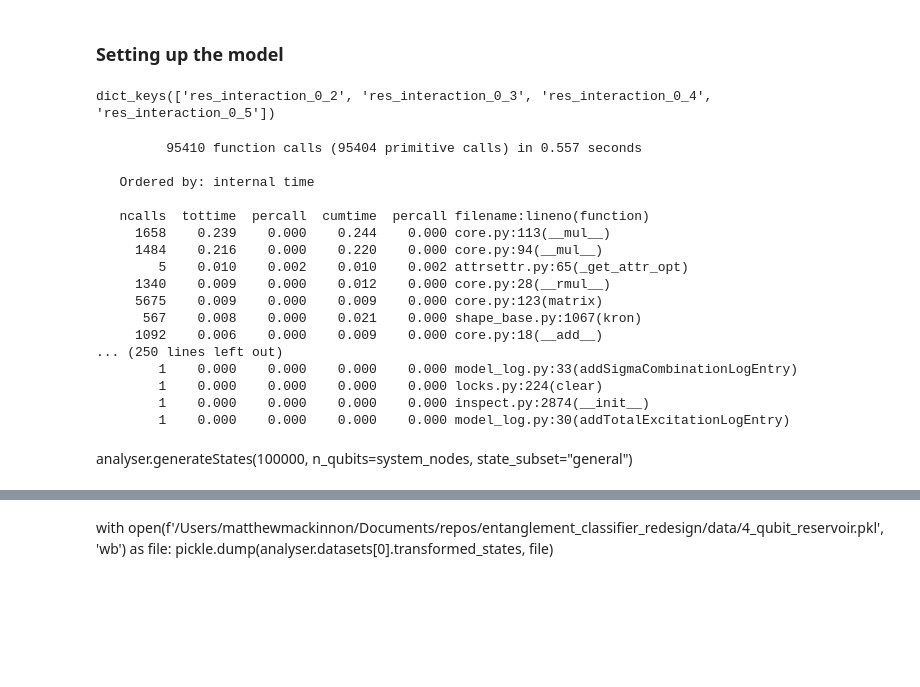
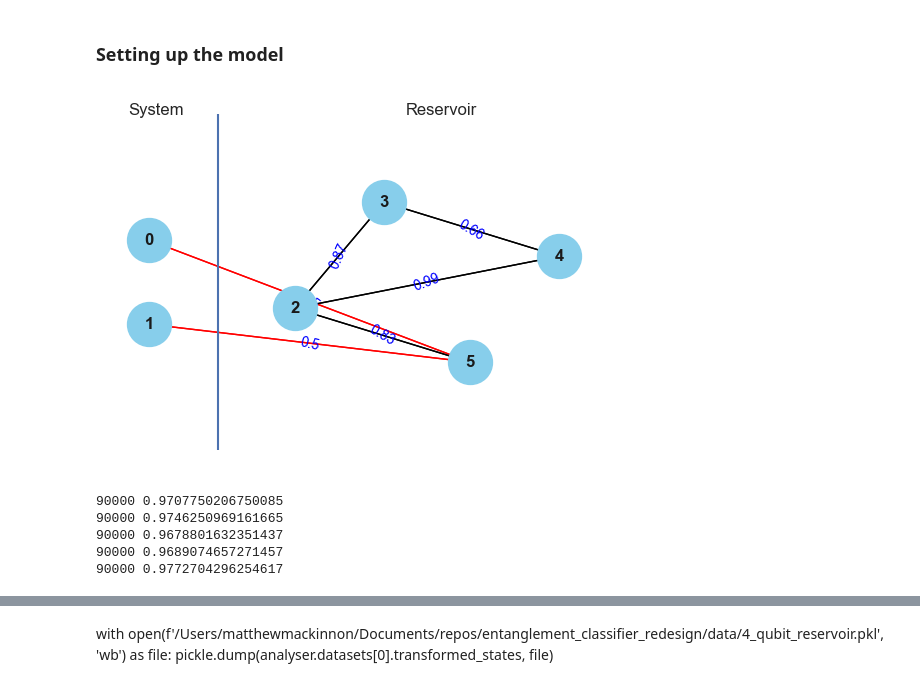
Before and after one commit to Mmackinnon01/qreservoir_computing, a Jupyter notebook: model_trial.ipynb, the cells around one changed output, grey strips where cells are left out. Cells and saved outputs as stored; diff of their text form; code cells hidden in the pictures; blank space fills up the shorter version.

```diff
--- a/model_trial.ipynb
+++ b/model_trial.ipynb
@@ -32,3 +24,9 @@ interfaceFactory2 = InteractionFactory(CascadeFunction, gamma_1=0, gamma_2=0)
+# %%
+"""
+Defining Interface setup
+"""
+
+interfaceFactory = InteractionFactory(EnergyExchangeFunction, coupling_strength=0.5)
 # %% [markdown]
 ### Setting up the reservoir
 # %%
@@ -36,7 +34,7 @@ interfaceFactory2 = InteractionFactory(CascadeFunction, gamma_1=0, gamma_2=0)
 Defining Reservoir setup
 """
 
-reservoirFactory1 = InteractionFactory(EnergyExchangeFunction, coupling_strength=1)
+reservoirFactory1 = InteractionFactory(EnergyExchangeFunction, coupling_strength=[0.5,1])
 reservoirFactory2 = InteractionFactory(DampingFunction, damping_strength=1)
 # %% [markdown]
 ### Setting up the model
@@ -43,41 +47,42 @@ reservoirFactory2 = InteractionFactory(DampingFunction, damping_strength=1)
 # %%
 reservoirs = []
 
 for n_reservoir_nodes in reservoir_nodes:
     """
     Defining System setup
     """
 
     system_state = DensityMatrix(np.array([[1, 0, 0, 0], [0, 0, 0, 0], [0, 0, 0, 0], [0, 0, 0, 0]]))
     system_node_list = [0, 1]
 
     if len(system_node_list) != system_nodes:
         raise Exception
 
-    system_interactions = {"sys_interaction_0" : Interaction(0, DampingFunction(0, n_reservoir_nodes+system_nodes, 1)),
-                        "sys_interaction_1" : Interaction(1, DampingFunction(1, n_reservoir_nodes+system_nodes, 1))}
+    #system_interactions = {"sys_interaction_0" : Interaction(0, DampingFunction(0, n_reservoir_nodes+system_nodes, 1)),
+    #                    "sys_interaction_1" : Interaction(1, DampingFunction(1, n_reservoir_nodes+system_nodes, 1))}
 
+    system_interactions = {}
     system = System(
         init_quantum_state=system_state, nodes=system_node_list, interactions=system_interactions
     )
 
 
 
     model = Model()
     model.setSystem(system)
-    model.setReservoirInteractionFacs(dualFactories=[reservoirFactory1], singleFactories=[reservoirFactory2])
-    model.setInterfaceInteractionFacs([[interfaceFactory1, interfaceFactory2]])
-    model.generateReservoir(n_reservoir_nodes, init_quantum_state=0, interaction_rate=.67)
-    model.generateInterface(interaction_rate=.5)
-    model.setRunDuration(1)
-    model.setRunResolution(0.1)
+    model.setReservoirInteractionFacs(dualFactories=[reservoirFactory1], singleFactories=[])
+    model.setInterfaceInteractionFacs([interfaceFactory])
+    model.generateReservoir(n_reservoir_nodes, init_quantum_state=0, interaction_rate=n_reservoir_nodes)
+    model.generateInterface(interaction_rate=system_nodes)
+    model.setRunDuration(2)
+    model.setRunResolution(0.2)
     model.setSwitchStructureTime(2)
 
     reservoirs.append(model)
+
+    G = model.draw()
+# %% [output]
+[figure, added]
-# %%
-print(reservoirs[0].reservoir.singleInteractions.keys())
-# %% [output]
-dict_keys(['res_interaction_0_2', 'res_interaction_0_3', 'res_interaction_0_4', 'res_interaction_0_5'])
 # %%
 analyser = ReservoirAnalyser(reservoirs)
 # %%
@@ -95,22 +92,0 @@ import cProfile
-# %%
-cProfile.run("reservoirs[0].transform(analyser.states[0])", sort="tottime")
-# %% [output]
-         95410 function calls (95404 primitive calls) in 0.557 seconds
-
-   Ordered by: internal time
-
-   ncalls  tottime  percall  cumtime  percall filename:lineno(function)
-     1658    0.239    0.000    0.244    0.000 core.py:113(__mul__)
-     1484    0.216    0.000    0.220    0.000 core.py:94(__mul__)
-        5    0.010    0.002    0.010    0.002 attrsettr.py:65(_get_attr_opt)
-     1340    0.009    0.000    0.012    0.000 core.py:28(__rmul__)
-     5675    0.009    0.000    0.009    0.000 core.py:123(matrix)
-      567    0.008    0.000    0.021    0.000 shape_base.py:1067(kron)
-     1092    0.006    0.000    0.009    0.000 core.py:18(__add__)
-... (250 lines left out)
-        1    0.000    0.000    0.000    0.000 model_log.py:33(addSigmaCombinationLogEntry)
-        1    0.000    0.000    0.000    0.000 locks.py:224(clear)
-        1    0.000    0.000    0.000    0.000 inspect.py:2874(__init__)
-        1    0.000    0.000    0.000    0.000 model_log.py:30(addTotalExcitationLogEntry)
-# %% [markdown]
-analyser.generateStates(100000, n_qubits=system_nodes, state_subset="general")
@@ -116,0 +102,9 @@ analyser.generateStates(100000, n_qubits=system_nodes, state_subset="general")
+# %%
+for dataset in analyser.datasets:
+    print(len(dataset.x_train), dataset.score)
+# %% [output]
+90000 0.9707750206750085
+90000 0.9746250969161665
+90000 0.9678801632351437
+90000 0.9689074657271457
+90000 0.9772704296254617
```
Also changed, not shown: parts of 24 cells of this notebook, 11 other files.
